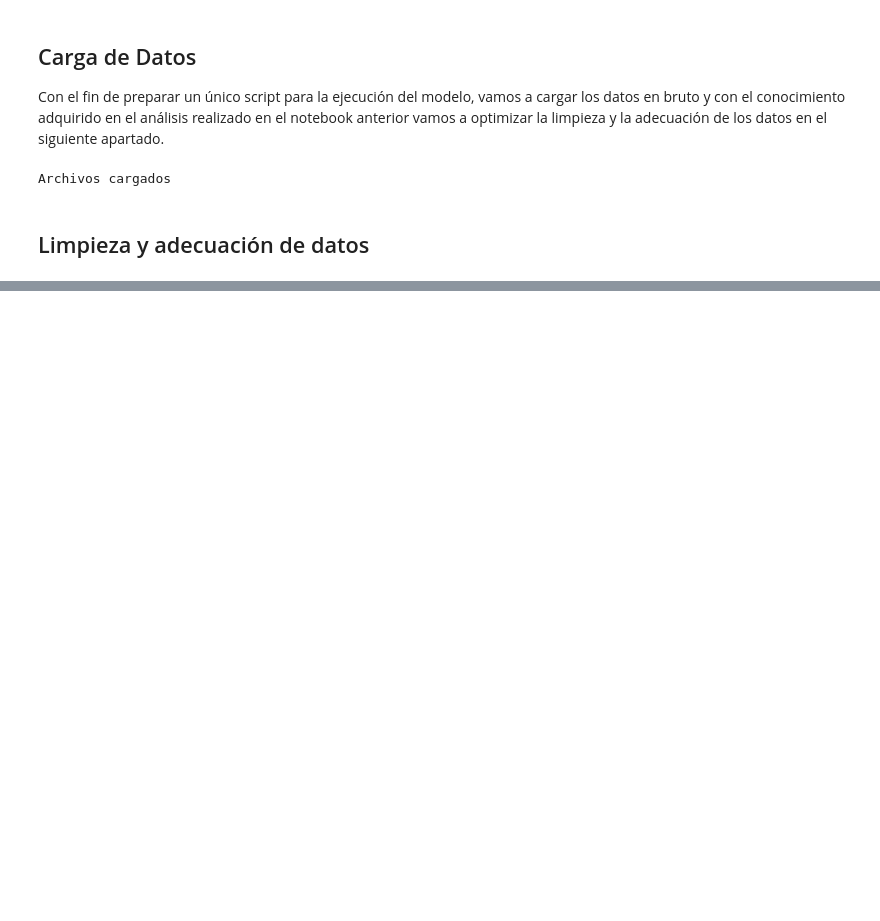
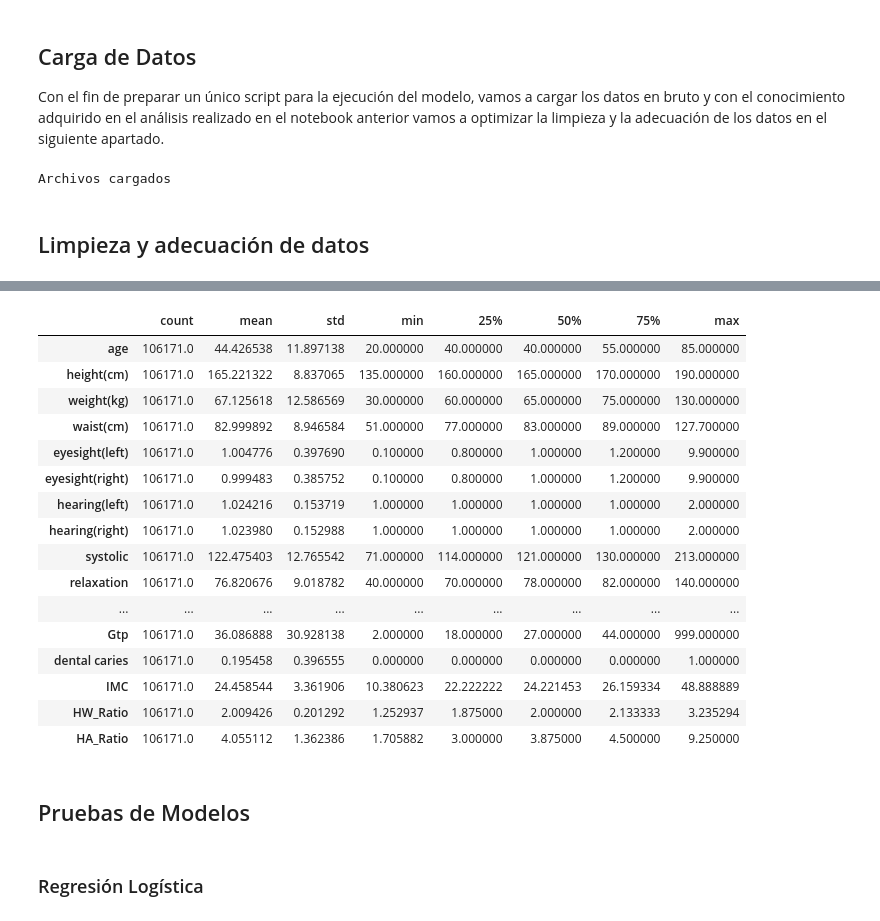
Before and after one commit to hmoya94/Proyecto-ML-V2, a Jupyter notebook: src/notebooks/Modelo.ipynb, the cells around one changed output, grey strips where cells are left out. Saved outputs shown, nothing was run; the diff lists cells and outputs as text; code cells hidden in the pictures; blank space fills up the shorter version.

```diff
--- a/src/notebooks/Modelo.ipynb
+++ b/src/notebooks/Modelo.ipynb
@@ -50,0 +100,23 @@ Archivos cargados
+# %%
+descripcion_test = test.describe(include='all')
+descripcion_test.transpose()
+# %% [output]
+|  | count | mean | std | min | 25% | 50% | 75% | max |
+| age | 106171.0 | 44.426538 | 11.897138 | 20.000000 | 40.000000 | 40.000000 | 55.000000 | 85.000000 |
+| height(cm) | 106171.0 | 165.221322 | 8.837065 | 135.000000 | 160.000000 | 165.000000 | 170.000000 | 190.000000 |
+| weight(kg) | 106171.0 | 67.125618 | 12.586569 | 30.000000 | 60.000000 | 65.000000 | 75.000000 | 130.000000 |
+| waist(cm) | 106171.0 | 82.999892 | 8.946584 | 51.000000 | 77.000000 | 83.000000 | 89.000000 | 127.700000 |
+| eyesight(left) | 106171.0 | 1.004776 | 0.397690 | 0.100000 | 0.800000 | 1.000000 | 1.200000 | 9.900000 |
+| eyesight(right) | 106171.0 | 0.999483 | 0.385752 | 0.100000 | 0.800000 | 1.000000 | 1.200000 | 9.900000 |
+| hearing(left) | 106171.0 | 1.024216 | 0.153719 | 1.000000 | 1.000000 | 1.000000 | 1.000000 | 2.000000 |
+| hearing(right) | 106171.0 | 1.023980 | 0.152988 | 1.000000 | 1.000000 | 1.000000 | 1.000000 | 2.000000 |
+| systolic | 106171.0 | 122.475403 | 12.765542 | 71.000000 | 114.000000 | 121.000000 | 130.000000 | 213.000000 |
+| relaxation | 106171.0 | 76.820676 | 9.018782 | 40.000000 | 70.000000 | 78.000000 | 82.000000 | 140.000000 |
+| ... | ... | ... | ... | ... | ... | ... | ... | ... |
+| Gtp | 106171.0 | 36.086888 | 30.928138 | 2.000000 | 18.000000 | 27.000000 | 44.000000 | 999.000000 |
+| dental caries | 106171.0 | 0.195458 | 0.396555 | 0.000000 | 0.000000 | 0.000000 | 0.000000 | 1.000000 |
+| IMC | 106171.0 | 24.458544 | 3.361906 | 10.380623 | 22.222222 | 24.221453 | 26.159334 | 48.888889 |
+| HW_Ratio | 106171.0 | 2.009426 | 0.201292 | 1.252937 | 1.875000 | 2.000000 | 2.133333 | 3.235294 |
+| HA_Ratio | 106171.0 | 4.055112 | 1.362386 | 1.705882 | 3.000000 | 3.875000 | 4.500000 | 9.250000 |
+# %% [markdown]
+## Pruebas de Modelos
@@ -50,0 +133,2 @@ Archivos cargados
+# %% [markdown]
+### Regresión Logística
```
Also changed, not shown: parts of 19 cells of this notebook, 40 other files.
